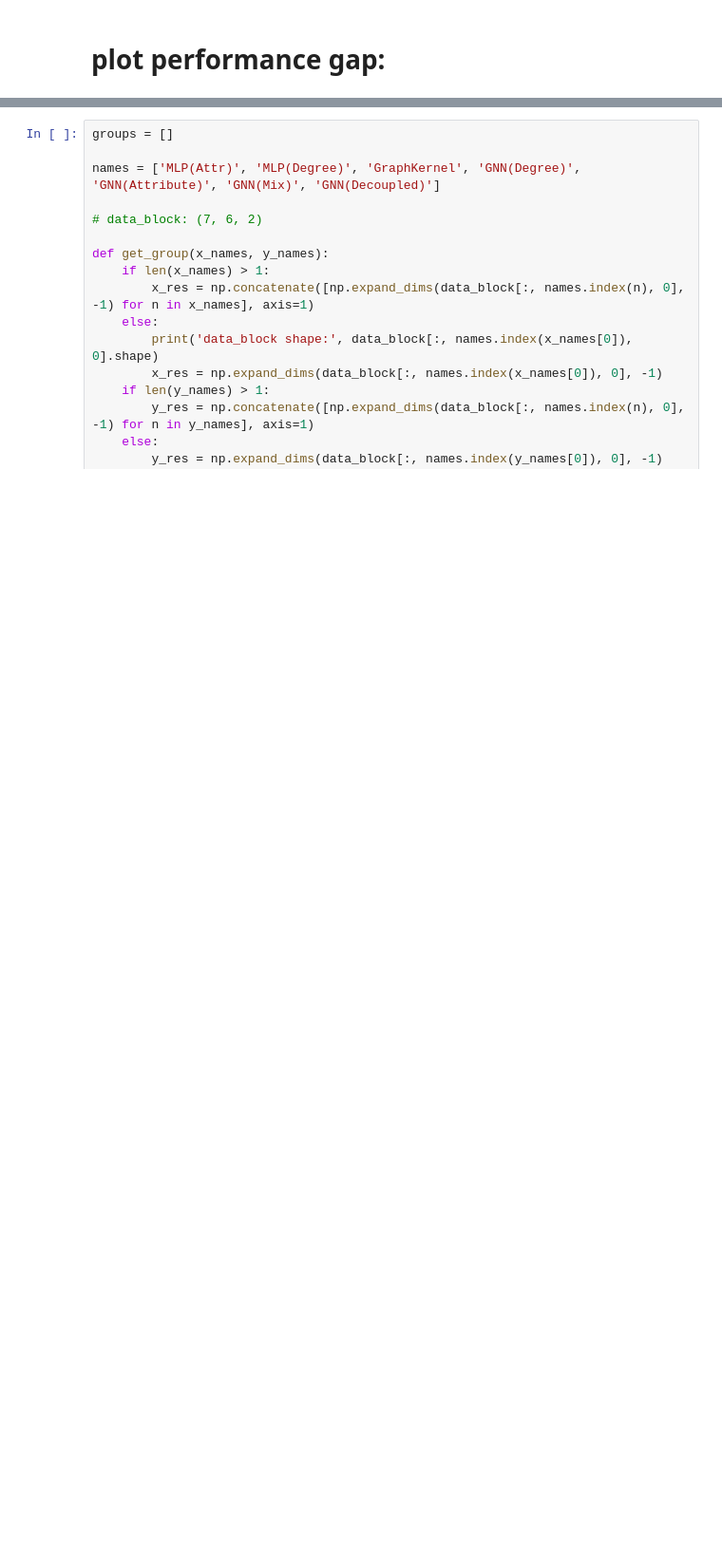
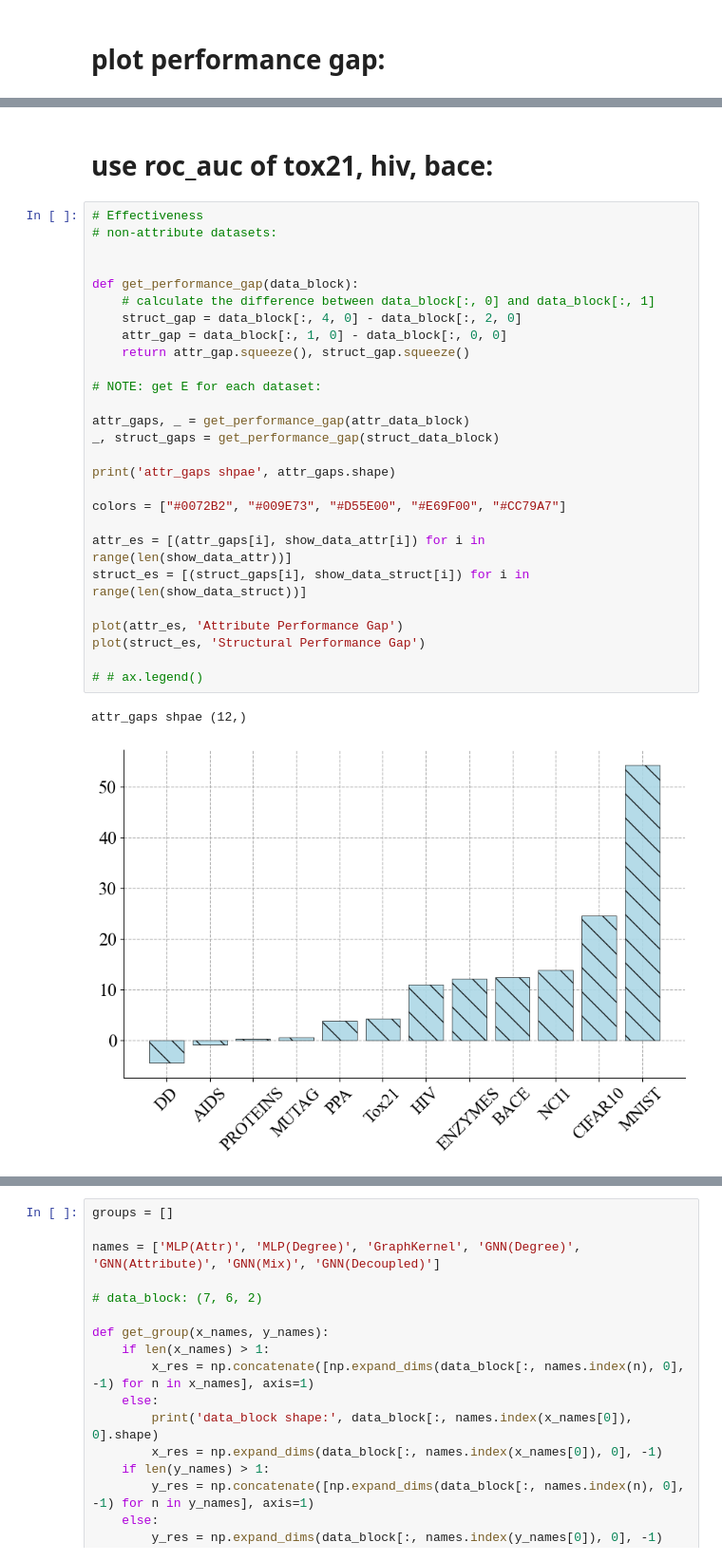
Before and after one commit to ICLab4DL/GNNBenchEffectiveness, a Jupyter notebook: plot_performance_gaps.ipynb, the cells around one changed output, grey strips where cells are left out. Shown at 95% size. Drawn from its saved outputs; the diff is of its cells as text; blank space fills up the shorter version.

```diff
--- a/plot_performance_gaps.ipynb
+++ b/plot_performance_gaps.ipynb
@@ -569,0 +442,32 @@ e[0]: IMDBB: 2.8666665954589803
+# %% [markdown]
+# use roc_auc of tox21, hiv, bace:
+# %%
+# Effectiveness
+# non-attribute datasets:
+
+
+def get_performance_gap(data_block):
+    # calculate the difference between data_block[:, 0] and data_block[:, 1]
+    struct_gap = data_block[:, 4, 0] - data_block[:, 2, 0]
+    attr_gap = data_block[:, 1, 0] - data_block[:, 0, 0]
+    return attr_gap.squeeze(), struct_gap.squeeze()
+
+# NOTE: get E for each dataset:
+
+attr_gaps, _ = get_performance_gap(attr_data_block)
+_, struct_gaps = get_performance_gap(struct_data_block)
+
+print('attr_gaps shpae', attr_gaps.shape)
+
+colors = ["#0072B2", "#009E73", "#D55E00", "#E69F00", "#CC79A7"]
+
+attr_es = [(attr_gaps[i], show_data_attr[i]) for i in range(len(show_data_attr))]
+struct_es = [(struct_gaps[i], show_data_struct[i]) for i in range(len(show_data_struct))]
+
+plot(attr_es, 'Attribute Performance Gap')
+plot(struct_es, 'Structural Performance Gap')
+
+# # ax.legend()
+# %% [output]
+attr_gaps shpae (12,)
+[figure, added]
```
Also changed, not shown: parts of 15 cells of this notebook, 1 other file.
